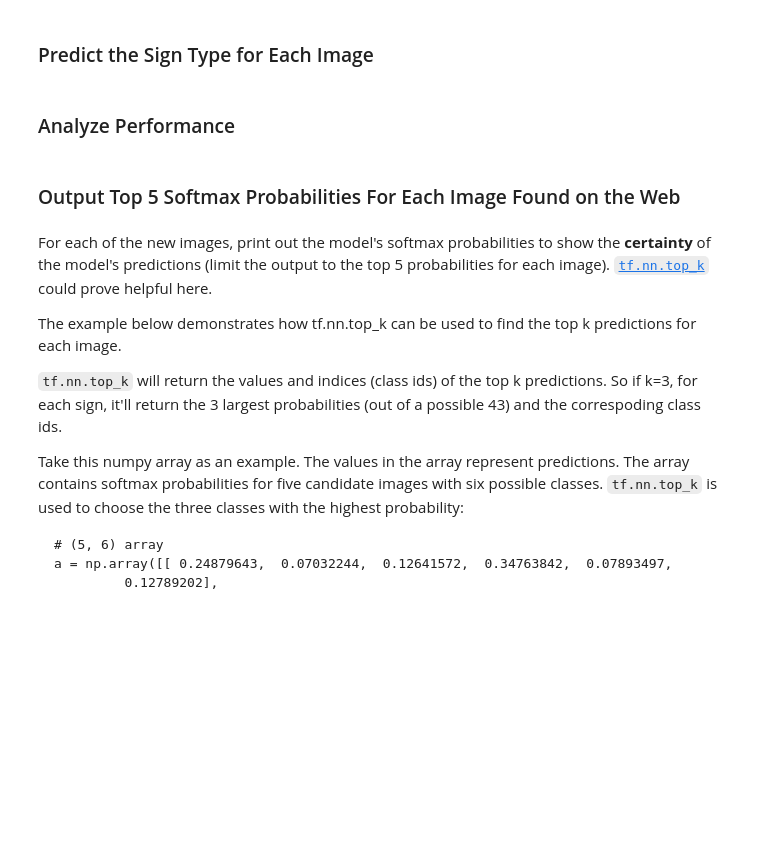
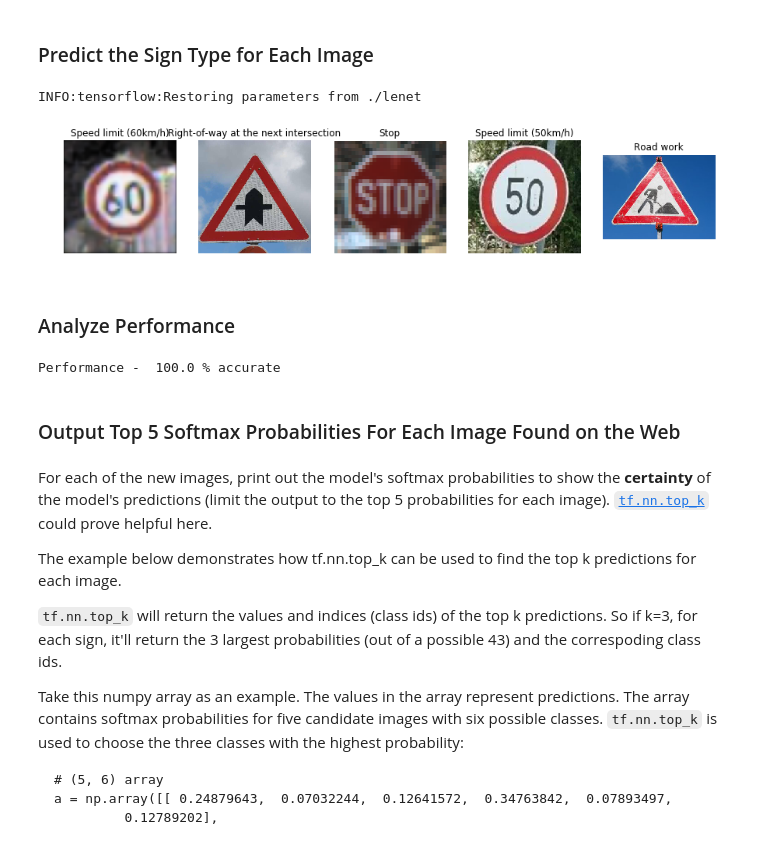
Before and after one commit to PR4S4D/traffic-sign-classifier, a Jupyter notebook: Traffic_Sign_Classifier.ipynb, the cells around one changed output. Drawn from its saved outputs; the diff is of its cells as text; code cells hidden in the pictures; blank space fills up the shorter version.

```diff
--- a/Traffic_Sign_Classifier.ipynb
+++ b/Traffic_Sign_Classifier.ipynb
@@ -361,12 +400,36 @@ You may find `signnames.csv` useful as it contains mappings from the class id (i
 # %%
 ### Run the predictions here and use the model to output the prediction for each image.
 ### Make sure to pre-process the images with the same pre-processing pipeline used earlier.
 ### Feel free to use as many code cells as needed.
+
+predicted_values = []
+
+with tf.Session() as sess:
+    saver.restore(sess, tf.train.latest_checkpoint('.'))
+    new_logits = sess.run(logits, feed_dict={x: x_test_new, y: y_test_new, keep_prob: 1})
+    softmax = tf.nn.softmax(new_logits)
+    predictions = sess.run(tf.nn.top_k(softmax, k=1))
+    fig, axes = plt.subplots(1, 5, figsize=(15, 10))
+    for i in range(0, len(new_images_files)):
+        title = sign_names.iat[predictions[1][i][0],1]
+        predicted_values.append(predictions[1][i][0])
+        axes[i].set_title(title)
+        img = plt.imread(new_images_files[i])
+        axes[i].imshow(img)
+        axes[i].axis('off')
+# %% [output]
+INFO:tensorflow:Restoring parameters from ./lenet
+[figure, added]
 # %% [markdown]
 ### Analyze Performance
 # %%
 ### Calculate the accuracy for these 5 new images.
 ### For example, if the model predicted 1 out of 5 signs correctly, it's 20% accurate on these new images.
+predicted_values = np.array(predicted_values)
+count = list((predicted_values == y_test_new).flatten()).count(True)
+print("Performance - ", count * 100/len(x_test_new), "% accurate")
+# %% [output]
+Performance -  100.0 % accurate
 # %% [markdown]
 ### Output Top 5 Softmax Probabilities For Each Image Found on the Web
 # %% [markdown]
```
Also changed, not shown: parts of 12 cells of this notebook, 7 other files.
